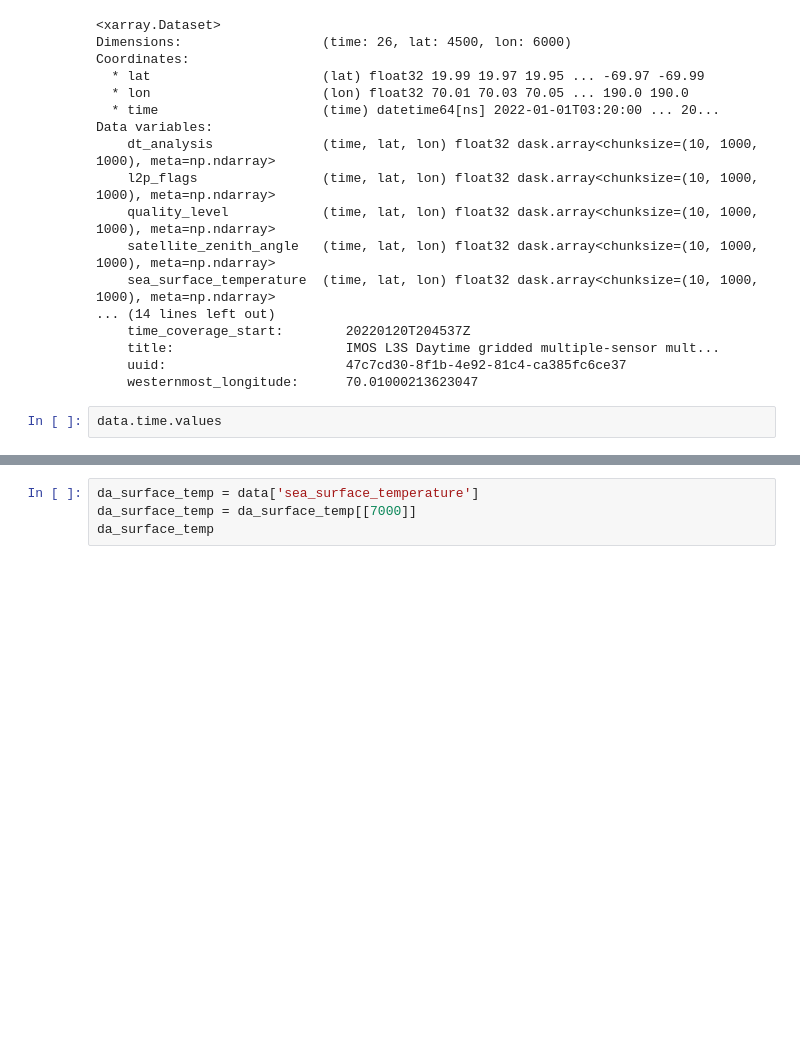
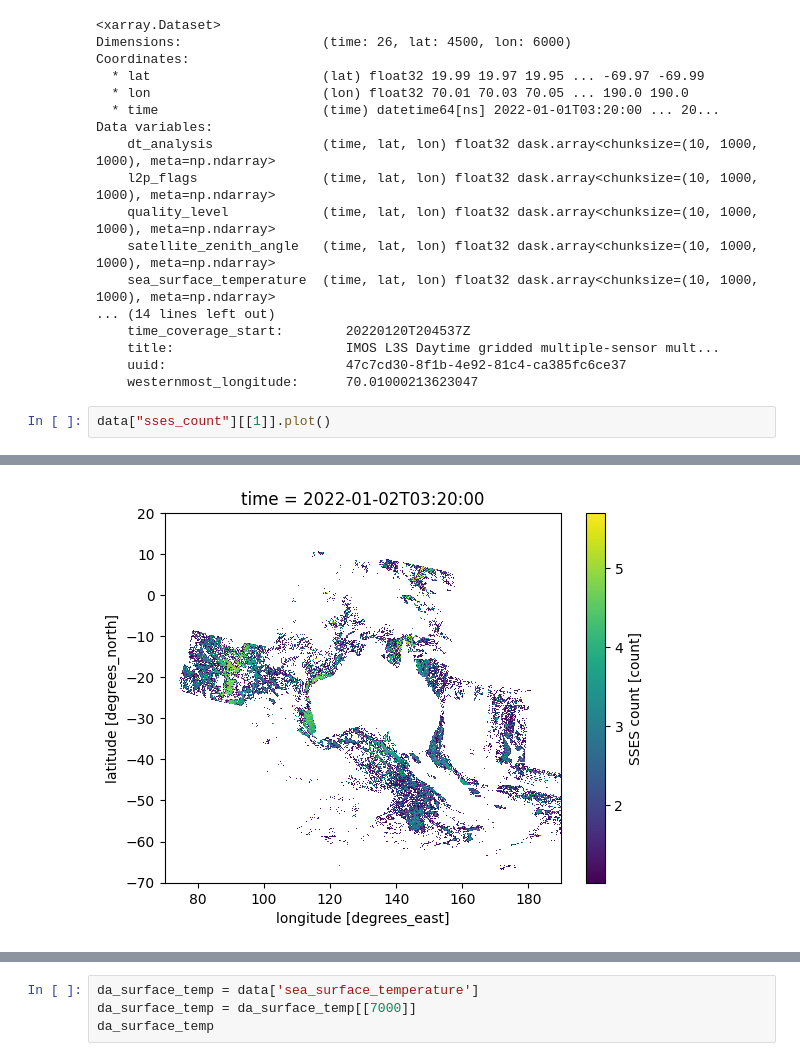
Before and after one commit to vietnguyengit/rio-tiler, a Jupyter notebook: notebooks/sst.ipynb, the cells around one changed output, grey strips where cells are left out. Drawn from its saved outputs; the diff is of its cells as text; blank space fills up the shorter version.

```diff
--- a/notebooks/sst.ipynb
+++ b/notebooks/sst.ipynb
@@ -86,5 +86,5 @@ Data variables:
     uuid:                       47c7cd30-8f1b-4e92-81c4-ca385fc6ce37
     westernmost_longitude:      70.01000213623047
 # %%
-data.time.values
+data["sses_count"][[1]].plot()
 # %% [output]
@@ -104,0 +92 @@ array(['2022-01-01T03:20:00.000000000', '2022-01-02T03:20:00.000000000',
+[figure, added]
```
Also changed, not shown: parts of 5 cells of this notebook, 5 other files.
